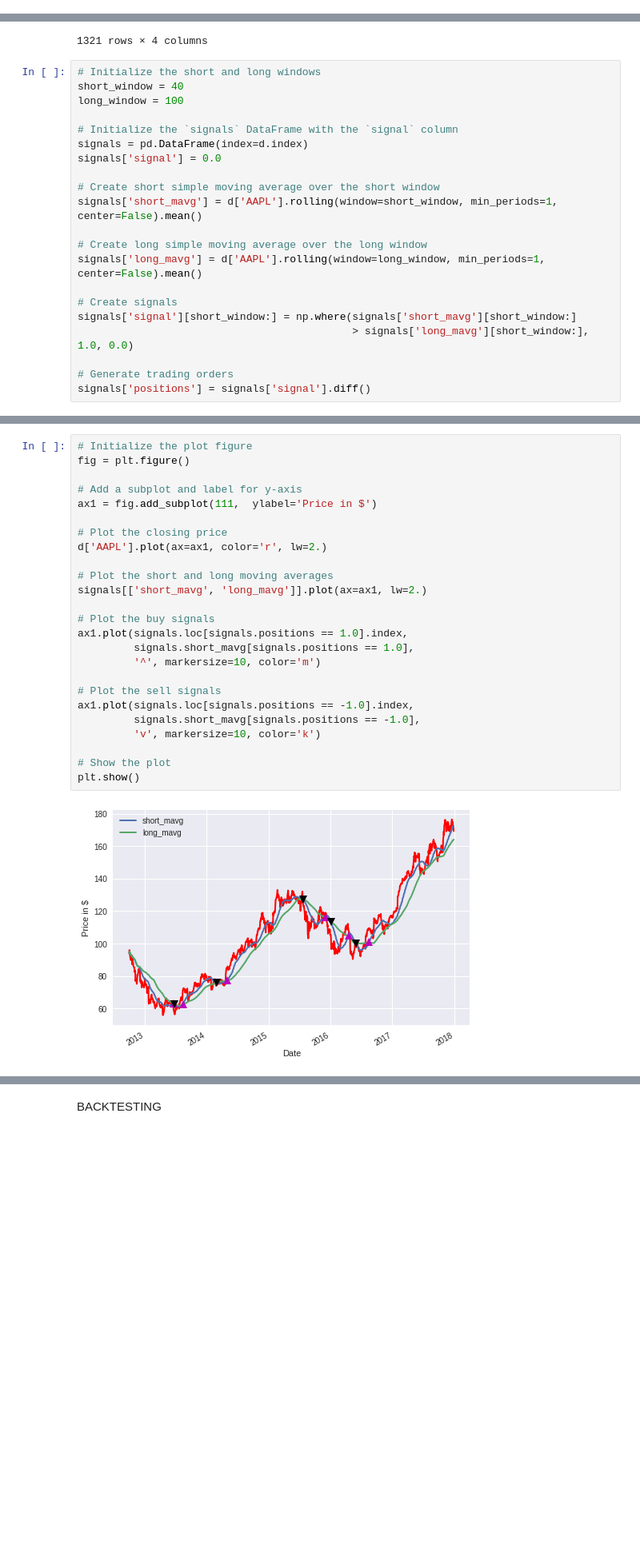
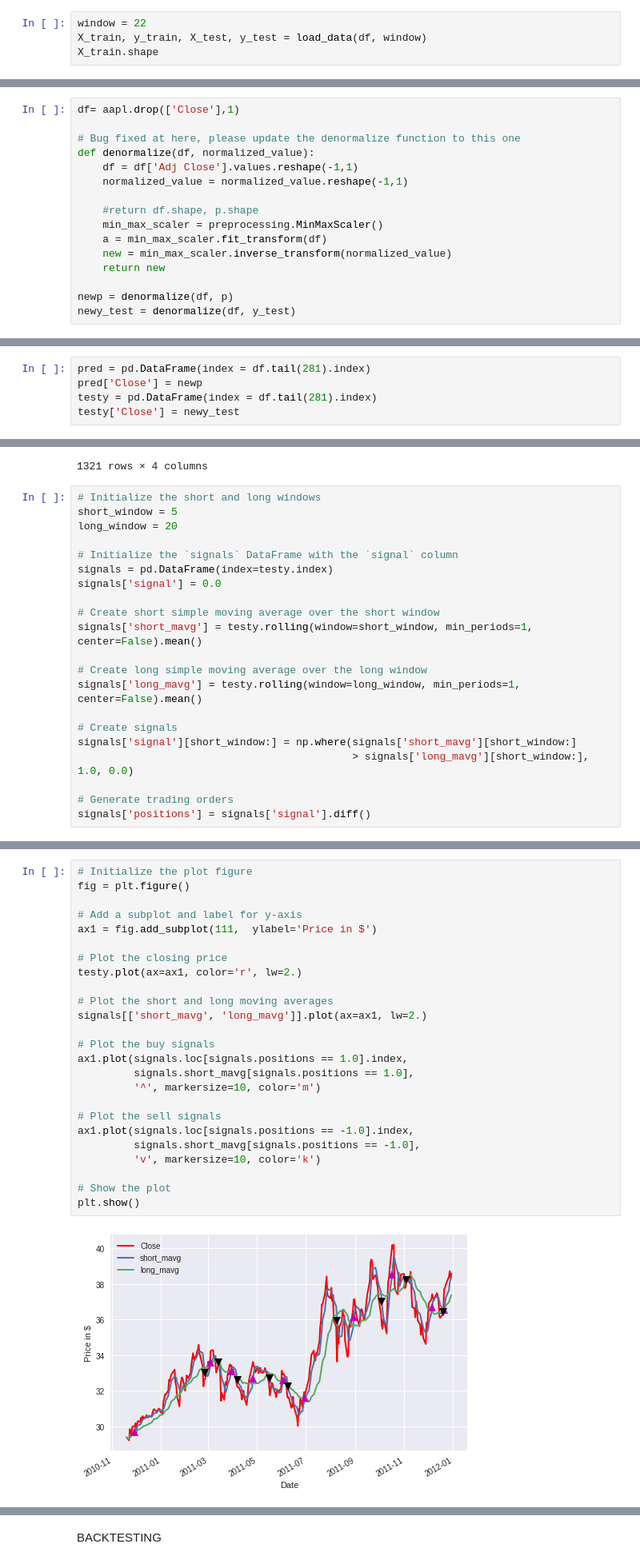
Before and after one commit to ShreshthSaxena/Algorithmic-Trading, a Jupyter notebook: Algo_trading.ipynb, the cells around one changed output, grey strips where cells are left out. Shown at 80% size. Drawn from its saved outputs; the diff is of its cells as text; blank space fills up the shorter version.

```diff
--- a/Algo_trading.ipynb
+++ b/Algo_trading.ipynb
@@ -167,0 +237,4 @@ test_data = scaler.transform(test_data).reshape(-1)
+# %%
+window = 22
+X_train, y_train, X_test, y_test = load_data(df, window)
+X_train.shape
@@ -167,0 +305,16 @@ test_data = scaler.transform(test_data).reshape(-1)
+# %%
+df= aapl.drop(['Close'],1)
+
+# Bug fixed at here, please update the denormalize function to this one
+def denormalize(df, normalized_value):
+    df = df['Adj Close'].values.reshape(-1,1)
+    normalized_value = normalized_value.reshape(-1,1)
+
+    #return df.shape, p.shape
+    min_max_scaler = preprocessing.MinMaxScaler()
+    a = min_max_scaler.fit_transform(df)
+    new = min_max_scaler.inverse_transform(normalized_value)
+    return new
+
+newp = denormalize(df, p)
+newy_test = denormalize(df, y_test)
@@ -168,3 +345,8 @@ test_data = scaler.transform(test_data).reshape(-1)
+# %%
+pred = pd.DataFrame(index = df.tail(281).index)
+pred['Close'] = newp
+testy = pd.DataFrame(index = df.tail(281).index)
+testy['Close'] = newy_test
 # %%
 # Now perform exponential moving average smoothing
 # So the data will have a smoother curve than the original ragged data
@@ -608,18 +385,18 @@ d
 1321 rows × 4 columns
 # %%
 # Initialize the short and long windows
-short_window = 40
-long_window = 100
+short_window = 5
+long_window = 20
 
 # Initialize the `signals` DataFrame with the `signal` column
-signals = pd.DataFrame(index=d.index)
+signals = pd.DataFrame(index=testy.index)
 signals['signal'] = 0.0
 
 # Create short simple moving average over the short window
-signals['short_mavg'] = d['AAPL'].rolling(window=short_window, min_periods=1, center=False).mean()
+signals['short_mavg'] = testy.rolling(window=short_window, min_periods=1, center=False).mean()
 
 # Create long simple moving average over the long window
-signals['long_mavg'] = d['AAPL'].rolling(window=long_window, min_periods=1, center=False).mean()
+signals['long_mavg'] = testy.rolling(window=long_window, min_periods=1, center=False).mean()
 
 # Create signals
 signals['signal'][short_window:] = np.where(signals['short_mavg'][short_window:]
@@ -644,27 +429,27 @@ NameError: ignored
 # %%
 # Initialize the plot figure
 fig = plt.figure()
 
 # Add a subplot and label for y-axis
 ax1 = fig.add_subplot(111,  ylabel='Price in $')
 
 # Plot the closing price
-d['AAPL'].plot(ax=ax1, color='r', lw=2.)
+testy.plot(ax=ax1, color='r', lw=2.)
 
 # Plot the short and long moving averages
 signals[['short_mavg', 'long_mavg']].plot(ax=ax1, lw=2.)
 
 # Plot the buy signals
 ax1.plot(signals.loc[signals.positions == 1.0].index,
          signals.short_mavg[signals.positions == 1.0],
          '^', markersize=10, color='m')
 
 # Plot the sell signals
 ax1.plot(signals.loc[signals.positions == -1.0].index,
          signals.short_mavg[signals.positions == -1.0],
          'v', markersize=10, color='k')
 
 # Show the plot
 plt.show()
 # %% [output]
-[figure, old version]
+[figure, new version]
```
Also changed, not shown: parts of 44 cells of this notebook.
